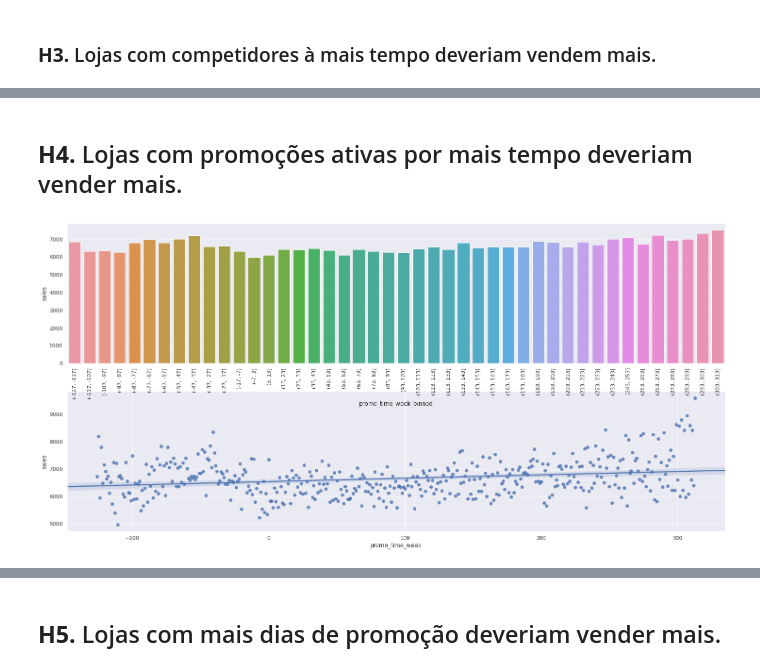
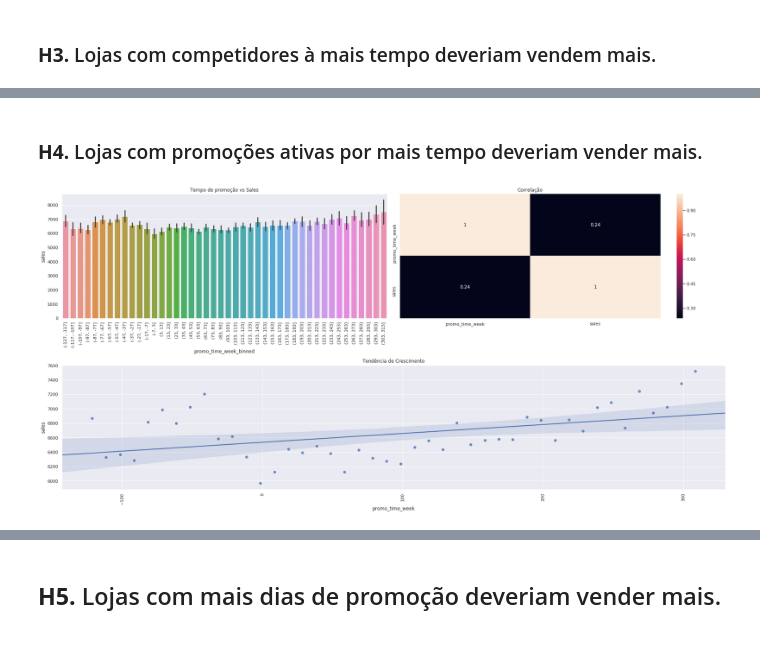
Before and after one commit to ArthurMesquita96/Rossmann-Predict-Sales, a Jupyter notebook: m03_v01_store_sales_predicton.ipynb, the cells around one changed output, grey strips where cells are left out. Saved outputs shown, nothing was run; the diff lists cells and outputs as text; code cells hidden in the pictures; blank space fills up the shorter version.

```diff
--- a/m03_v01_store_sales_predicton.ipynb
+++ b/m03_v01_store_sales_predicton.ipynb
@@ -614,26 +597,32 @@ df4.head()
 # %% [markdown]
-## **H4.** Lojas com promoções ativas por mais tempo deveriam vender mais.
+### **H4.** Lojas com promoções ativas por mais tempo deveriam vender mais.
 # %%
 aux1 = df4[['promo_time_week','sales']].groupby('promo_time_week').mean().reset_index()
-
-plt.subplot(2,1,2)
-sns.regplot(x='promo_time_week', y='sales',data=aux1);
 
 bins = list(np.arange(aux1['promo_time_week'].min()-1,aux1['promo_time_week'].max()+1,10))
 aux1['promo_time_week_binned'] = pd.cut(aux1['promo_time_week'],bins=bins)
 
-aux1 = aux1.groupby('promo_time_week_binned').mean().reset_index()
+aux2 = aux1.groupby('promo_time_week_binned').mean().reset_index()
 
-plt.subplot(2,1,1)
-# aux2 = aux1[aux1['promo_time_week'] > 0] # promo extendido
+grid = GridSpec(2,2)
+
+plt.subplot(grid[0,0])
 sns.barplot(x='promo_time_week_binned', y='sales', data=aux1);
+plt.title('Tempo de promoção vs Sales')
 plt.xticks(rotation=90);
+plt.tight_layout()
 
-# plt.subplot(2,1,2)
-# aux3 = aux1[aux1['promo_time_week'] < 0] # promo extendido
-# sns.barplot(x='promo_time_week_binned', y='sales', data=aux3);
-# plt.xticks(rotation=90);
+plt.subplot(grid[1,:])
+sns.regplot(x='promo_time_week', y='sales',data=aux2);
+plt.xticks(rotation=90);
+plt.title('Tendência de Crescimento')
+plt.tight_layout()
+
+plt.subplot(grid[0,1])
+sns.heatmap(aux1.corr(method='pearson'),annot=True);
+plt.title('Correlação')
+plt.tight_layout()
 # %% [output]
-[figure, old version]
+[figure, new version]
 # %%
 aux1
```
Also changed, not shown: parts of 18 cells of this notebook.
